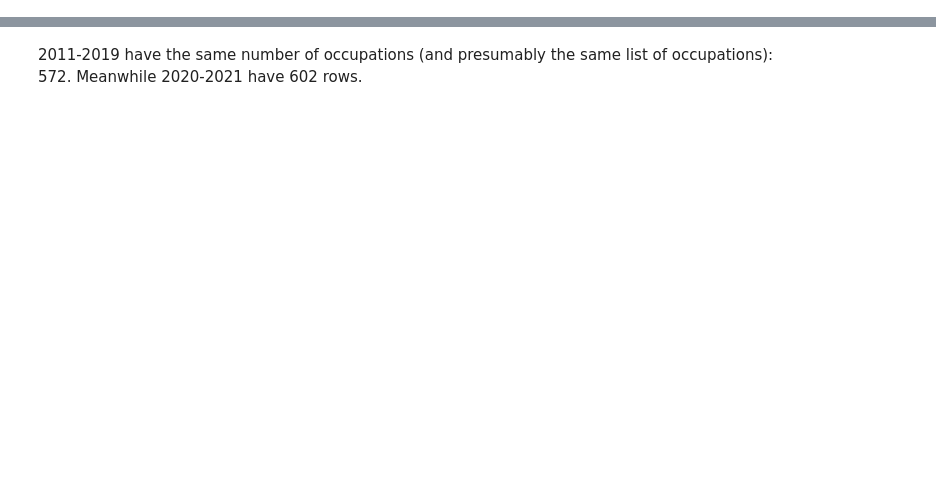
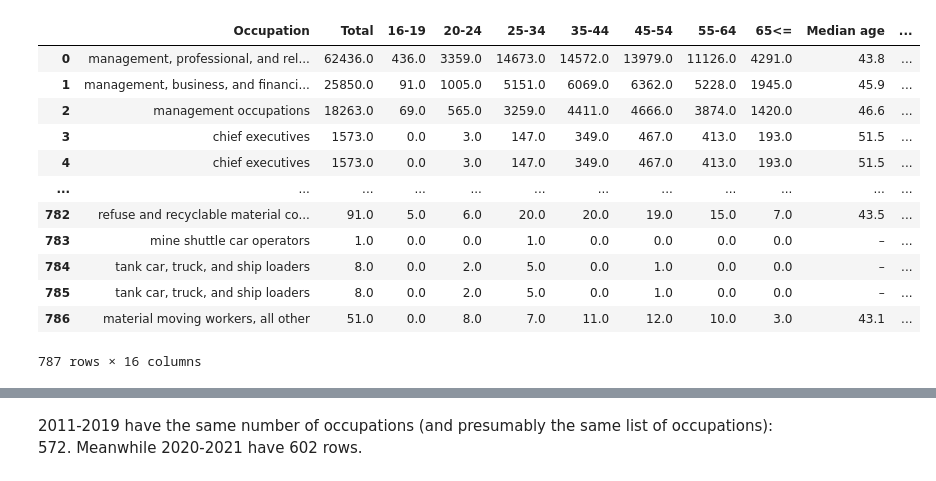
Before and after one commit to terencetan-c/4YP-The-Future-of-Work, a Jupyter notebook: Data cleaning/Data cleaning.ipynb, the cells around one changed output, grey strips where cells are left out. Saved outputs shown, nothing was run; the diff lists cells and outputs as text; code cells hidden in the pictures; blank space fills up the shorter version.

```diff
--- a/Data cleaning/Data cleaning.ipynb
+++ b/Data cleaning/Data cleaning.ipynb
@@ -82,0 +88,16 @@ soc2018['Occupation']=soc2018['Occupation'].str.lower()
+# %%
+joint
+# %% [output]
+|  | Occupation | Total | 16-19 | 20-24 | 25-34 | 35-44 | 45-54 | 55-64 | 65<= | Median age | ... |
+| 0 | management, professional, and rel... | 62436.0 | 436.0 | 3359.0 | 14673.0 | 14572.0 | 13979.0 | 11126.0 | 4291.0 | 43.8 | ... |
+| 1 | management, business, and financi... | 25850.0 | 91.0 | 1005.0 | 5151.0 | 6069.0 | 6362.0 | 5228.0 | 1945.0 | 45.9 | ... |
+| 2 | management occupations | 18263.0 | 69.0 | 565.0 | 3259.0 | 4411.0 | 4666.0 | 3874.0 | 1420.0 | 46.6 | ... |
+| 3 | chief executives | 1573.0 | 0.0 | 3.0 | 147.0 | 349.0 | 467.0 | 413.0 | 193.0 | 51.5 | ... |
+| 4 | chief executives | 1573.0 | 0.0 | 3.0 | 147.0 | 349.0 | 467.0 | 413.0 | 193.0 | 51.5 | ... |
+| ... | ... | ... | ... | ... | ... | ... | ... | ... | ... | ... | ... |
+| 782 | refuse and recyclable material co... | 91.0 | 5.0 | 6.0 | 20.0 | 20.0 | 19.0 | 15.0 | 7.0 | 43.5 | ... |
+| 783 | mine shuttle car operators | 1.0 | 0.0 | 0.0 | 1.0 | 0.0 | 0.0 | 0.0 | 0.0 | – | ... |
+| 784 | tank car, truck, and ship loaders | 8.0 | 0.0 | 2.0 | 5.0 | 0.0 | 1.0 | 0.0 | 0.0 | – | ... |
+| 785 | tank car, truck, and ship loaders | 8.0 | 0.0 | 2.0 | 5.0 | 0.0 | 1.0 | 0.0 | 0.0 | – | ... |
+| 786 | material moving workers, all other | 51.0 | 0.0 | 8.0 | 7.0 | 11.0 | 12.0 | 10.0 | 3.0 | 43.1 | ... |
+787 rows × 16 columns
```
Also changed, not shown: parts of 19 cells of this notebook, 8 other files.
